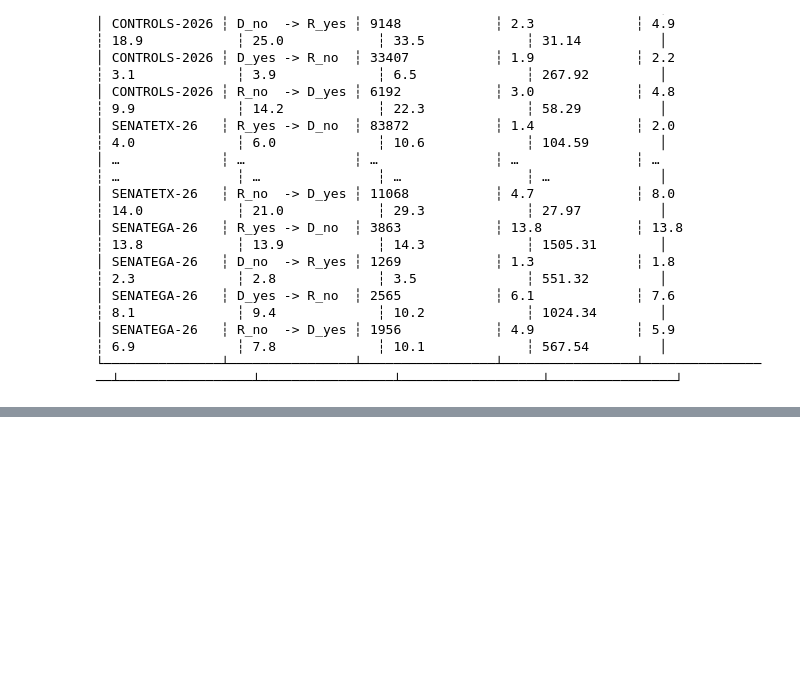
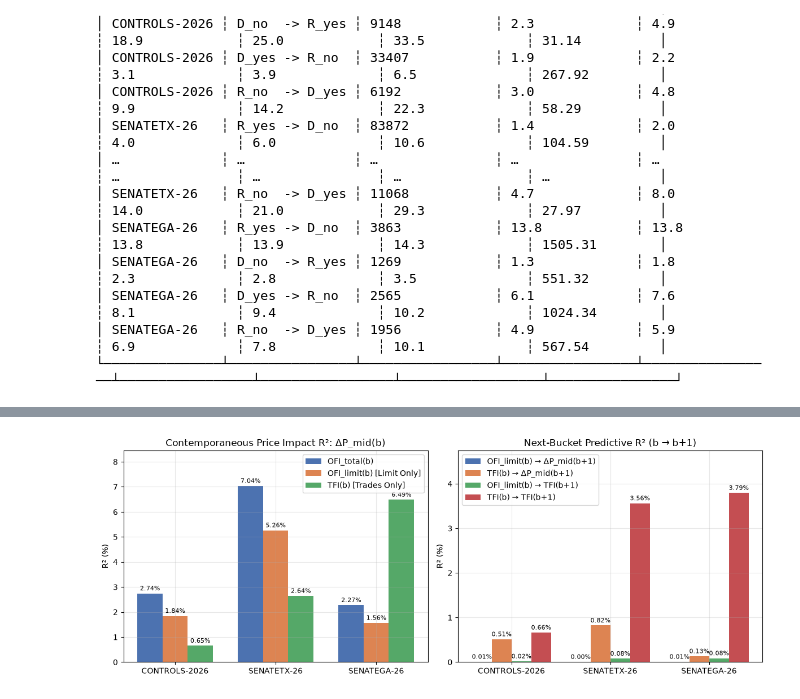
Before and after one commit to HiggRn/kalshi-taker-spike, a Jupyter notebook: eda.ipynb, the cells around one changed output, grey strips where cells are left out. Saved outputs shown, nothing was run; the diff lists cells and outputs as text; code cells hidden in the pictures; blank space fills up the shorter version.

```diff
--- a/eda.ipynb
+++ b/eda.ipynb
@@ -14,7 +14,7 @@ plt.rcParams["axes.grid"] = True
 plt.rcParams["grid.alpha"] = 0.3
 sns.set_palette("deep")
 
-DATA_DIR = Path("data")
+DATA_DIR = Path("data/processed")
 parquet_files = sorted(DATA_DIR.glob("*.parquet"))
 print(f"Found {len(parquet_files)} total parquet files under {DATA_DIR}/")
 
@@ -754,0 +790,82 @@ shape: (3, 9)
+# %%
+import matplotlib.pyplot as plt
+import numpy as np
+import polars as pl
+
+def calc_r2(y: np.ndarray, x: np.ndarray) -> float:
+    mask = np.isfinite(y) & np.isfinite(x)
+    y_c, x_c = y[mask], x[mask]
+    if len(y_c) < 10 or np.std(y_c) < 1e-12 or np.std(x_c) < 1e-12:
+        return 0.0
+    return float((np.corrcoef(y_c, x_c)[0, 1] ** 2) * 100.0)
+
+contracts = ["CONTROLS-2026", "SENATETX-26", "SENATEGA-26"]
+
+r2_contemp_ofi_tot = []
+r2_contemp_ofi_lim = []
+r2_contemp_tfi = []
+
+r2_pred_dm_lim, r2_pred_dm_tfi = [], []
+r2_pred_tfi_lim, r2_pred_tfi_tfi = [], []
+
+for c in contracts:
+    sub = buckets.filter(pl.col("contract") == c)
+    sub_f = sub.drop_nulls(subset=["fwd_d_mid", "fwd_TFI"])
+
+    # Contemporaneous: dP_mid(b)
+    y_dm = sub["d_mid"].to_numpy()
+    r2_contemp_ofi_tot.append(calc_r2(y_dm, sub["OFI_total"].to_numpy()))
+    r2_contemp_ofi_lim.append(calc_r2(y_dm, sub["OFI_limit"].to_numpy()))
+    r2_contemp_tfi.append(calc_r2(y_dm, sub["TFI"].to_numpy()))
+
+    # Predictive: dP_mid(b+1) & TFI(b+1)
+    fwd_dm = sub_f["fwd_d_mid"].to_numpy()
+    fwd_tfi = sub_f["fwd_TFI"].to_numpy()
+    lim_b = sub_f["OFI_limit"].to_numpy()
+    tfi_b = sub_f["TFI"].to_numpy()
+
+    r2_pred_dm_lim.append(calc_r2(fwd_dm, lim_b))
+    r2_pred_dm_tfi.append(calc_r2(fwd_dm, tfi_b))
+    r2_pred_tfi_lim.append(calc_r2(fwd_tfi, lim_b))
+    r2_pred_tfi_tfi.append(calc_r2(fwd_tfi, tfi_b))
+
+fig, axes = plt.subplots(1, 2, figsize=(12, 4.5))
+x = np.arange(len(contracts))
+
+w1 = 0.25
+b1 = axes[0].bar(x - w1, r2_contemp_ofi_tot, width=w1, label="OFI_total(b)")
+b2 = axes[0].bar(x,      r2_contemp_ofi_lim, width=w1, label="OFI_limit(b) [Limit Only]")
+b3 = axes[0].bar(x + w1, r2_contemp_tfi,     width=w1, label="TFI(b) [Trades Only]")
+
+for bars in (b1, b2, b3):
+    axes[0].bar_label(bars, fmt="%.2f%%", fontsize=8, padding=2)
+
+axes[0].set_xticks(x)
+axes[0].set_xticklabels(contracts)
+axes[0].set_ylabel("R² (%)")
+axes[0].set_title("Contemporaneous Price Impact R²: ΔP_mid(b)")
+axes[0].set_ylim(0, max(r2_contemp_ofi_tot + r2_contemp_tfi) * 1.2)
+axes[0].legend()
+axes[0].grid(axis="y", alpha=0.3)
+
+w2 = 0.20
+p1 = axes[1].bar(x - 1.5*w2, r2_pred_dm_lim,  width=w2, label="OFI_limit(b) → ΔP_mid(b+1)")
+p2 = axes[1].bar(x - 0.5*w2, r2_pred_dm_tfi,  width=w2, label="TFI(b) → ΔP_mid(b+1)")
+p3 = axes[1].bar(x + 0.5*w2, r2_pred_tfi_lim, width=w2, label="OFI_limit(b) → TFI(b+1)")
+p4 = axes[1].bar(x + 1.5*w2, r2_pred_tfi_tfi, width=w2, label="TFI(b) → TFI(b+1)")
+
+for bars in (p1, p2, p3, p4):
+    axes[1].bar_label(bars, fmt="%.2f%%", fontsize=8, padding=2)
+
+axes[1].set_xticks(x)
+axes[1].set_xticklabels(contracts)
+axes[1].set_ylabel("R² (%)")
+axes[1].set_title("Next-Bucket Predictive R² (b → b+1)")
+axes[1].set_ylim(0, max(r2_pred_tfi_tfi) * 1.25)
+axes[1].legend()
+axes[1].grid(axis="y", alpha=0.3)
+
+plt.tight_layout()
+plt.show()
+# %% [output]
+[figure, added]
```
Also changed, not shown: parts of 2 cells of this notebook.
